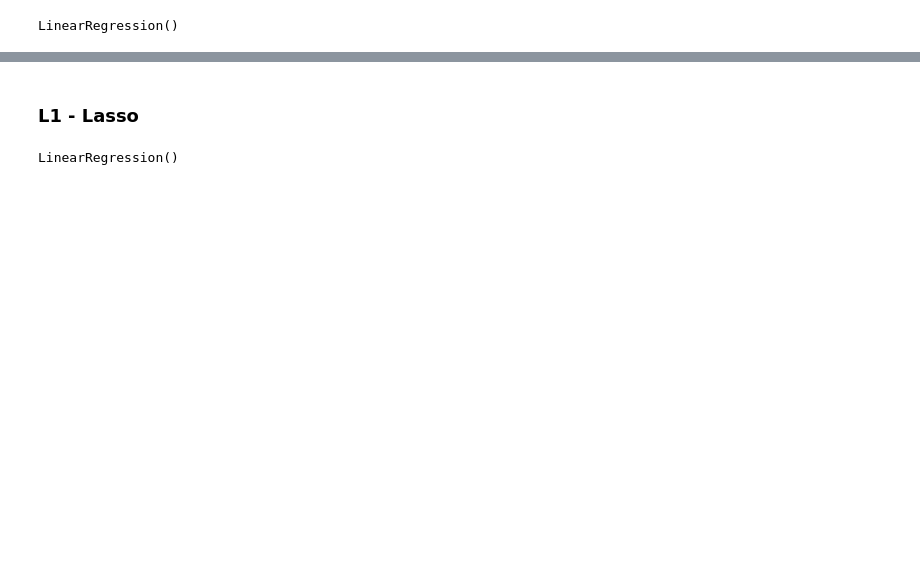
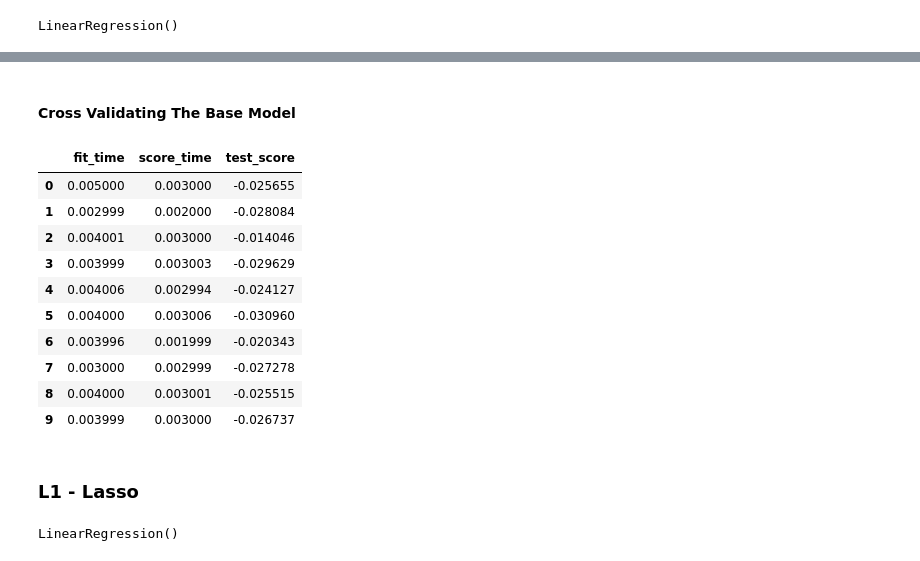
Before and after one commit to elioc1341/customer_purchasing_behaviour, a Jupyter notebook: experiments/LR/01.Linear_Regression_new.ipynb, the cells around one changed output, grey strips where cells are left out. Saved outputs shown, nothing was run; the diff lists cells and outputs as text; code cells hidden in the pictures; blank space fills up the shorter version.

Commit message:
refine models

```diff
--- a/experiments/LR/01.Linear_Regression_new.ipynb
+++ b/experiments/LR/01.Linear_Regression_new.ipynb
@@ -159,4 +160,30 @@ RMSPE: 0.02531303830326133
 R² Score: 0.9999999574221855
+# %% [markdown]
+#### Cross Validating The Base Model ####
+# %%
+base_model_CV = cross_validate(
+    estimator=model,
+    cv=10,
+    X= X_train,
+    y= y_train,
+    scoring="neg_root_mean_squared_error"
+)
+
+base_model_CV_df = pd.DataFrame(base_model_CV)
+
+base_model_CV_df
+# %% [output]
+|  | fit_time | score_time | test_score |
+| 0 | 0.005000 | 0.003000 | -0.025655 |
+| 1 | 0.002999 | 0.002000 | -0.028084 |
+| 2 | 0.004001 | 0.003000 | -0.014046 |
+| 3 | 0.003999 | 0.003003 | -0.029629 |
+| 4 | 0.004006 | 0.002994 | -0.024127 |
+| 5 | 0.004000 | 0.003006 | -0.030960 |
+| 6 | 0.003996 | 0.001999 | -0.020343 |
+| 7 | 0.003000 | 0.002999 | -0.027278 |
+| 8 | 0.004000 | 0.003001 | -0.025515 |
+| 9 | 0.003999 | 0.003000 | -0.026737 |
 # %% [markdown]
 ### L1 - Lasso
 # %%
```
Also changed, not shown: parts of 15 cells of this notebook.
